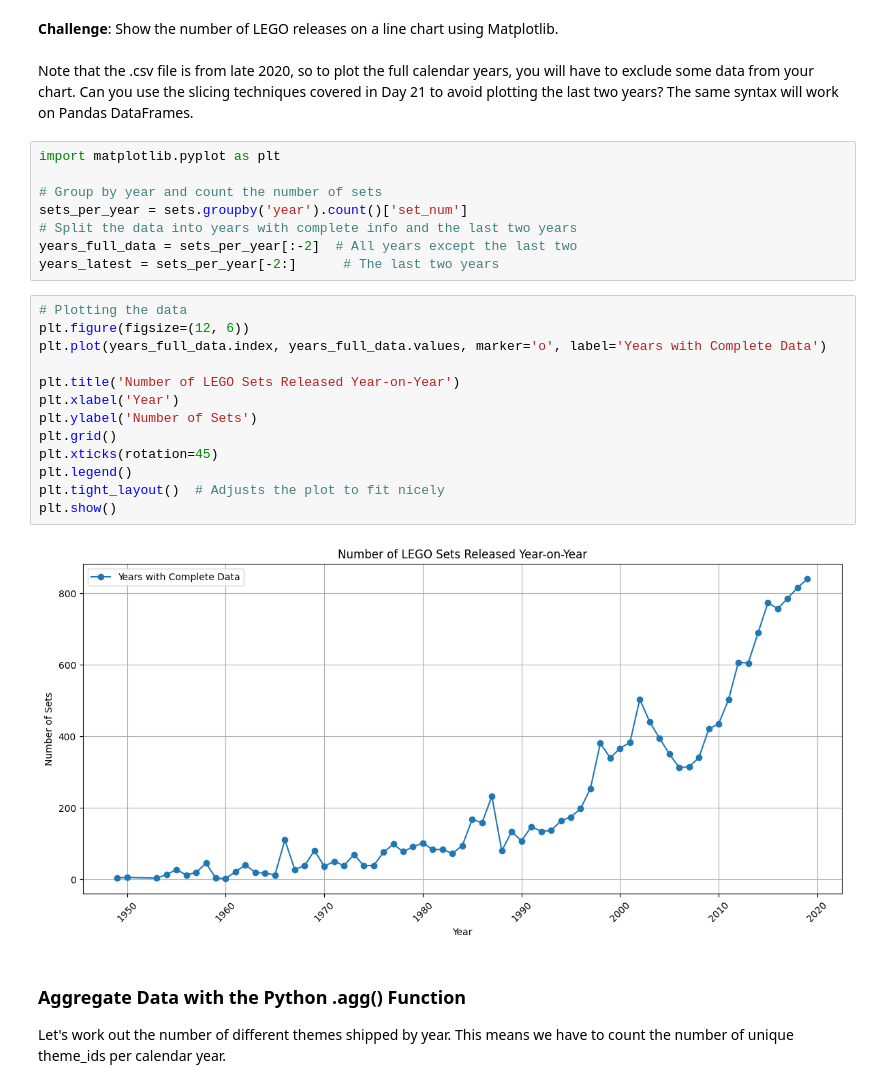
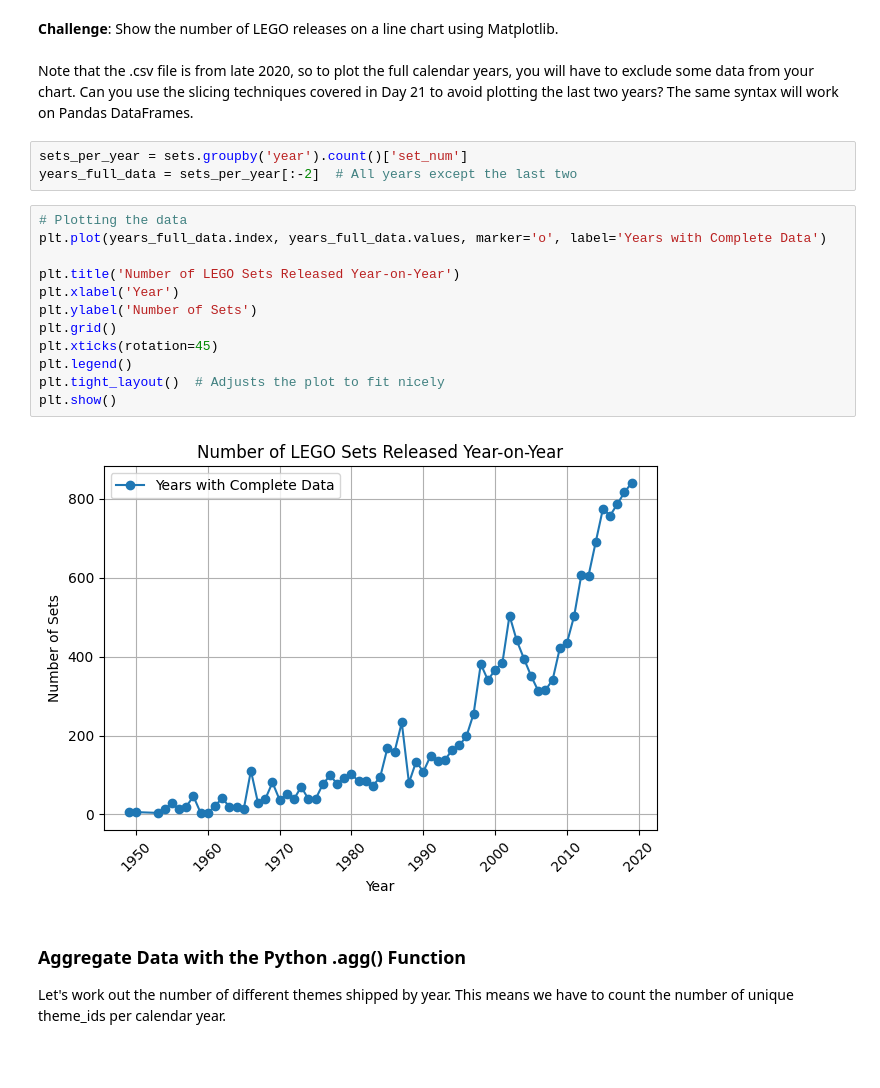
Before and after one commit to IrishEgie/data_science_py, a Jupyter notebook: data_science_3/Lego_Analysis_for_Course_(start).ipynb, the cells around one changed output. Drawn from its saved outputs; the diff is of its cells as text; blank space fills up the shorter version.

```diff
--- a/data_science_3/Lego_Analysis_for_Course_(start).ipynb
+++ b/data_science_3/Lego_Analysis_for_Course_(start).ipynb
@@ -151,29 +145,23 @@ Number of LEGO sets released in 2019: 840
 **Challenge**: Show the number of LEGO releases on a line chart using Matplotlib. <br>
 <br>
 Note that the .csv file is from late 2020, so to plot the full calendar years, you will have to exclude some data from your chart. Can you use the slicing techniques covered in Day 21 to avoid plotting the last two years? The same syntax will work on Pandas DataFrames.
-# %%
-import matplotlib.pyplot as plt
-
-# Group by year and count the number of sets
-sets_per_year = sets.groupby('year').count()['set_num']
-# Split the data into years with complete info and the last two years
-years_full_data = sets_per_year[:-2]  # All years except the last two
-years_latest = sets_per_year[-2:]      # The last two years
+# %%
+sets_per_year = sets.groupby('year').count()['set_num']
+years_full_data = sets_per_year[:-2]  # All years except the last two
 # %%
 # Plotting the data
-plt.figure(figsize=(12, 6))
 plt.plot(years_full_data.index, years_full_data.values, marker='o', label='Years with Complete Data')
 
 plt.title('Number of LEGO Sets Released Year-on-Year')
 plt.xlabel('Year')
 plt.ylabel('Number of Sets')
 plt.grid()
 plt.xticks(rotation=45)
 plt.legend()
 plt.tight_layout()  # Adjusts the plot to fit nicely
 plt.show()
 # %% [output]
-[figure, old version]
+[figure, new version]
 # %% [markdown]
 ### Aggregate Data with the Python .agg() Function
 
```
Also changed, not shown: parts of 13 cells of this notebook.
